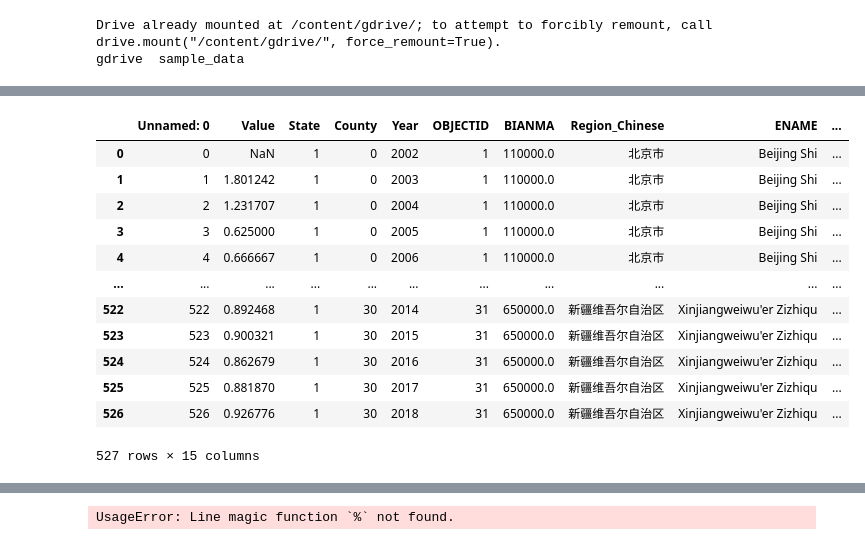
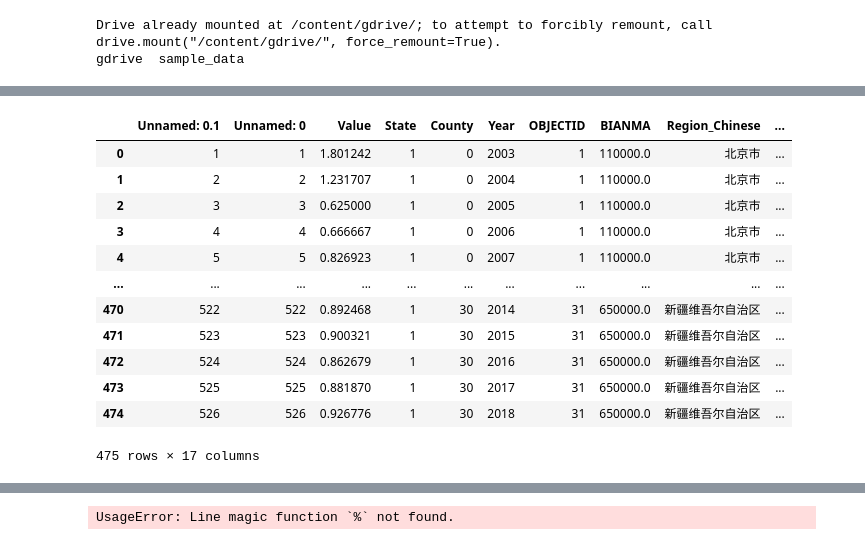
Before and after one commit to koyacolab/china, a Jupyter notebook: AChina_Predict_visual.ipynb, the cells around one changed output, grey strips where cells are left out. Cells and saved outputs as stored; diff of their text form; code cells hidden in the pictures.

```diff
--- a/AChina_Predict_visual.ipynb
+++ b/AChina_Predict_visual.ipynb
@@ -10,6 +10,7 @@ gdrive  sample_data
 import os
 
 home_dir = '/content/gdrive/My Drive/AYield/China/pycrop-yield-prediction'
+home_dir = '/hy-tmp'
 os.chdir(home_dir)
 !pwd
 
@@ -57,5 +58,7 @@ Requirement already satisfied: numpy>=1.17.3 in /usr/local/lib/python3.7/dist-pa
 # %%
-dir = os.path.join(home_dir, 'data/models/rnn/', '*.csv')
+!ls
+
+dir = os.path.join(home_dir, 'rnn', '*.csv')
 
 files = glob(dir)
 
@@ -85,12 +102,14 @@ df
 # %%
 years = [2004, 2005, 2006, 2007, 2008, 2009, 2010, 2011, 2012, 2013, 2014, 2015, 2016, 2017, 2018]
-run_nums = 10
+years = [2007, 2008, 2009, 2010, 2011, 2012, 2013, 2014, 2015, 2016, 2017]
+run_nums = 6
 
 df = pd.DataFrame()
 
 for year in years:
   for run_num in range(1, run_nums + 1, 1):
-    files = glob(os.path.join(home_dir, 'data/models/rnn/', f'{year}_{run_num}_*.tar'))
+    files = glob(os.path.join(home_dir, 'rnn', f'{year}_{run_num}_*.tar'))
+    print(files)
     model_information = torch.load(files[0], map_location=torch.device('cpu'))
 
     state = []
@@ -118,37 +154,37 @@ df
 # %%
-df = df[ df['county'] != 20]
+df = df[ df['county'] != 20 ]
 df
 
-dir = os.path.join(home_dir, 'data/china_yield', 'wheat_2002-2018.csv')
+dir = os.path.join(home_dir, 'wheat_clear.csv')
 shps = pd.read_csv(dir)
 
 shps
 
 from shapely import wkt
 
 shps['geometry'] = shps['geometry'].apply(wkt.loads)
 gdf = gpd.GeoDataFrame(shps, crs='epsg:4326')
 gdf
 
 # gdff = gdf[ gdf['County'].unique() ]
 
 # gdff
 # gdf.plot(edgecolor='k')
 # gdf[0].plot()
 # %% [output]
-|  | Unnamed: 0 | Value | State | County | Year | OBJECTID | BIANMA | Region_Chinese | ENAME | ... |
-| 0 | 0 | NaN | 1 | 0 | 2002 | 1 | 110000.0 | 北京市 | Beijing Shi | ... |
-| 1 | 1 | 1.801242 | 1 | 0 | 2003 | 1 | 110000.0 | 北京市 | Beijing Shi | ... |
-| 2 | 2 | 1.231707 | 1 | 0 | 2004 | 1 | 110000.0 | 北京市 | Beijing Shi | ... |
-| 3 | 3 | 0.625000 | 1 | 0 | 2005 | 1 | 110000.0 | 北京市 | Beijing Shi | ... |
-| 4 | 4 | 0.666667 | 1 | 0 | 2006 | 1 | 110000.0 | 北京市 | Beijing Shi | ... |
+|  | Unnamed: 0.1 | Unnamed: 0 | Value | State | County | Year | OBJECTID | BIANMA | Region_Chinese | ... |
+| 0 | 1 | 1 | 1.801242 | 1 | 0 | 2003 | 1 | 110000.0 | 北京市 | ... |
+| 1 | 2 | 2 | 1.231707 | 1 | 0 | 2004 | 1 | 110000.0 | 北京市 | ... |
+| 2 | 3 | 3 | 0.625000 | 1 | 0 | 2005 | 1 | 110000.0 | 北京市 | ... |
+| 3 | 4 | 4 | 0.666667 | 1 | 0 | 2006 | 1 | 110000.0 | 北京市 | ... |
+| 4 | 5 | 5 | 0.826923 | 1 | 0 | 2007 | 1 | 110000.0 | 北京市 | ... |
 | ... | ... | ... | ... | ... | ... | ... | ... | ... | ... | ... |
-| 522 | 522 | 0.892468 | 1 | 30 | 2014 | 31 | 650000.0 | 新疆维吾尔自治区 | Xinjiangweiwu'er Zizhiqu | ... |
-| 523 | 523 | 0.900321 | 1 | 30 | 2015 | 31 | 650000.0 | 新疆维吾尔自治区 | Xinjiangweiwu'er Zizhiqu | ... |
-| 524 | 524 | 0.862679 | 1 | 30 | 2016 | 31 | 650000.0 | 新疆维吾尔自治区 | Xinjiangweiwu'er Zizhiqu | ... |
-| 525 | 525 | 0.881870 | 1 | 30 | 2017 | 31 | 650000.0 | 新疆维吾尔自治区 | Xinjiangweiwu'er Zizhiqu | ... |
-| 526 | 526 | 0.926776 | 1 | 30 | 2018 | 31 | 650000.0 | 新疆维吾尔自治区 | Xinjiangweiwu'er Zizhiqu | ... |
+| 470 | 522 | 522 | 0.892468 | 1 | 30 | 2014 | 31 | 650000.0 | 新疆维吾尔自治区 | ... |
+| 471 | 523 | 523 | 0.900321 | 1 | 30 | 2015 | 31 | 650000.0 | 新疆维吾尔自治区 | ... |
+| 472 | 524 | 524 | 0.862679 | 1 | 30 | 2016 | 31 | 650000.0 | 新疆维吾尔自治区 | ... |
+| 473 | 525 | 525 | 0.881870 | 1 | 30 | 2017 | 31 | 650000.0 | 新疆维吾尔自治区 | ... |
+| 474 | 526 | 526 | 0.926776 | 1 | 30 | 2018 | 31 | 650000.0 | 新疆维吾尔自治区 | ... |
-527 rows × 15 columns
+475 rows × 17 columns
 # %%
 from pyparsing.helpers import PrecededBy
 def analyze_results(true, pred, pred_gp):
```
Also changed, not shown: parts of 6 cells of this notebook.
